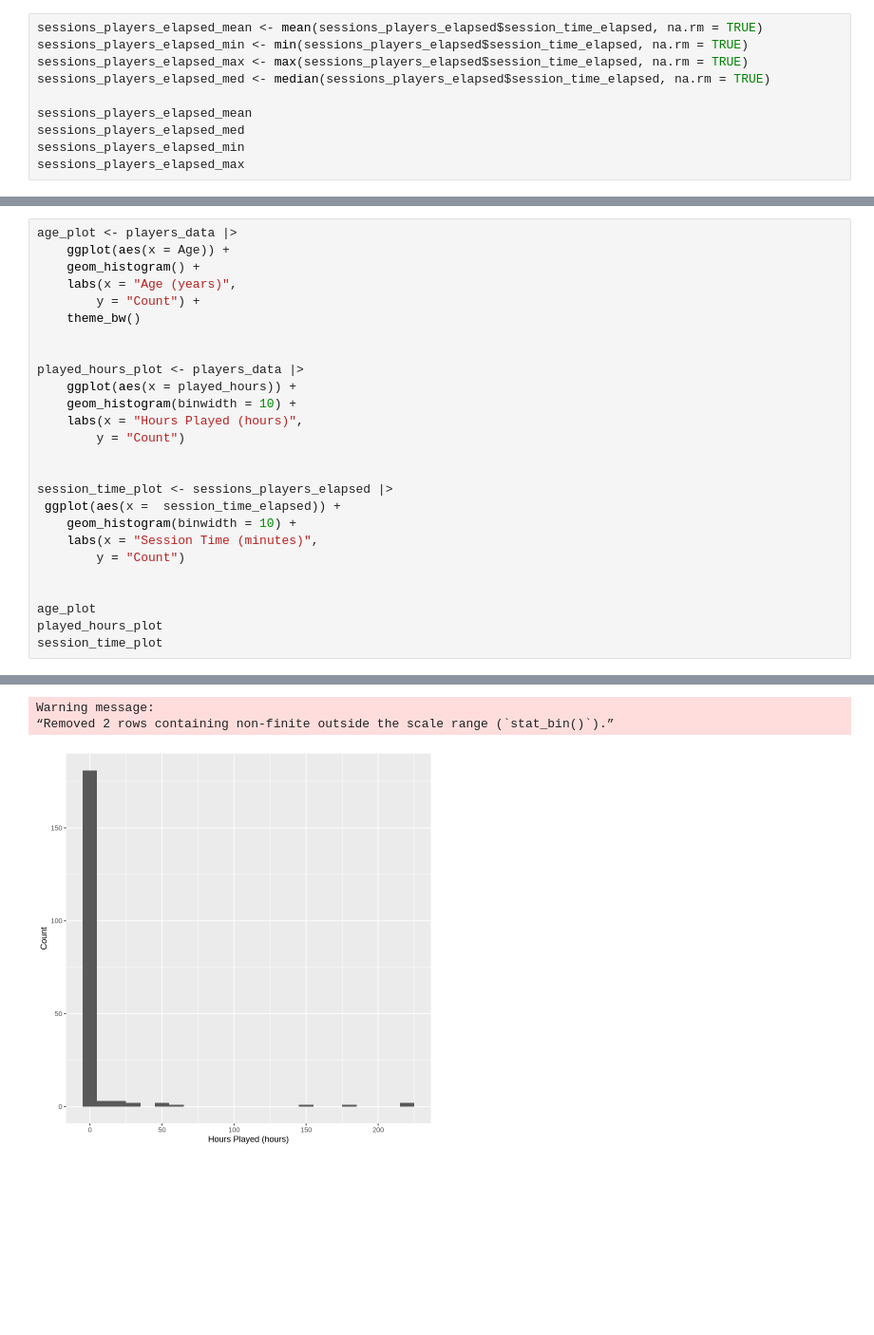
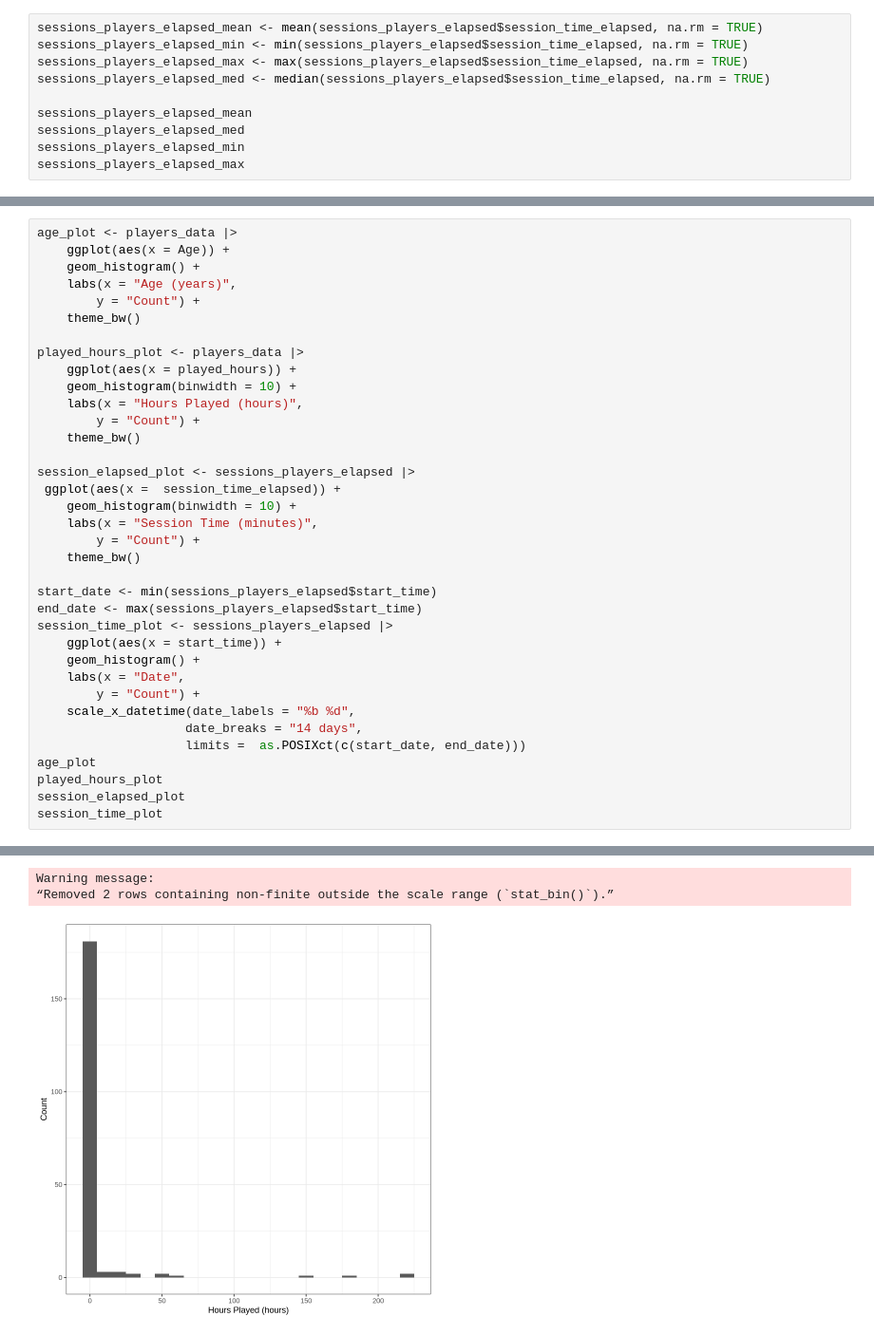
Before and after one commit to wojpc/wojpc-dsci100-project-008-09, a Jupyter notebook: individual_EDA_group09_008_peterwojnicki.ipynb, the cells around one changed output, grey strips where cells are left out. Shown at 95% size. Saved outputs shown, nothing was run; the diff lists cells and outputs as text; blank space fills up the shorter version.

Commit message:
Added histogram for starting date

```diff
--- a/individual_EDA_group09_008_peterwojnicki.ipynb
+++ b/individual_EDA_group09_008_peterwojnicki.ipynb
@@ -200,34 +202,44 @@ sessions_players_elapsed_max
 # %%
 age_plot <- players_data |>
     ggplot(aes(x = Age)) +
     geom_histogram() +
     labs(x = "Age (years)",
         y = "Count") +
     theme_bw()
 
-
 played_hours_plot <- players_data |>
     ggplot(aes(x = played_hours)) +
     geom_histogram(binwidth = 10) +
     labs(x = "Hours Played (hours)",
-        y = "Count")
+        y = "Count") +
+    theme_bw()
 
-
-session_time_plot <- sessions_players_elapsed |>
+session_elapsed_plot <- sessions_players_elapsed |>
  ggplot(aes(x =  session_time_elapsed)) +
     geom_histogram(binwidth = 10) +
     labs(x = "Session Time (minutes)",
-        y = "Count")
+        y = "Count") +
+    theme_bw()
 
-
+start_date <- min(sessions_players_elapsed$start_time)
+end_date <- max(sessions_players_elapsed$start_time)
+session_time_plot <- sessions_players_elapsed |>
+    ggplot(aes(x = start_time)) +
+    geom_histogram() +
+    labs(x = "Date",
+        y = "Count") +
+    scale_x_datetime(date_labels = "%b %d",
+                    date_breaks = "14 days",
+                    limits =  as.POSIXct(c(start_date, end_date)))
 age_plot
 played_hours_plot
+session_elapsed_plot
 session_time_plot
 # %% [output]
 `stat_bin()` using `bins = 30`. Pick better value with `binwidth`.
 Warning message:
 “Removed 2 rows containing non-finite outside the scale range (`stat_bin()`).”
 [figure]
 Warning message:
 “Removed 2 rows containing non-finite outside the scale range (`stat_bin()`).”
-[figure, old version]
+[figure, new version]
```
Also changed, not shown: parts of 3 cells of this notebook.
